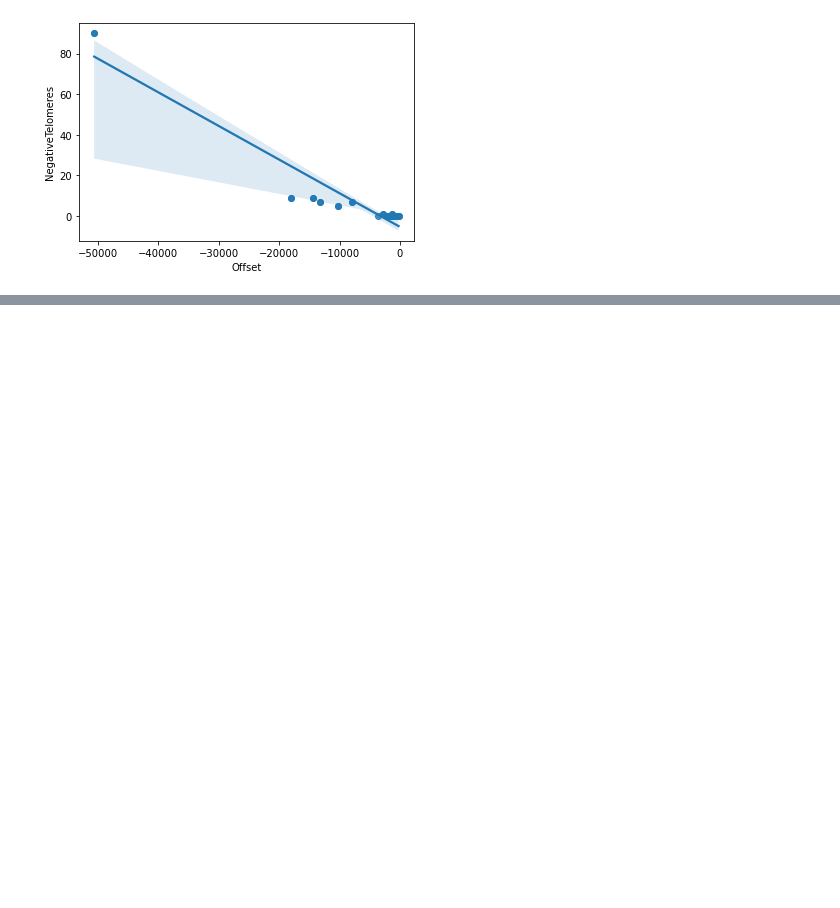
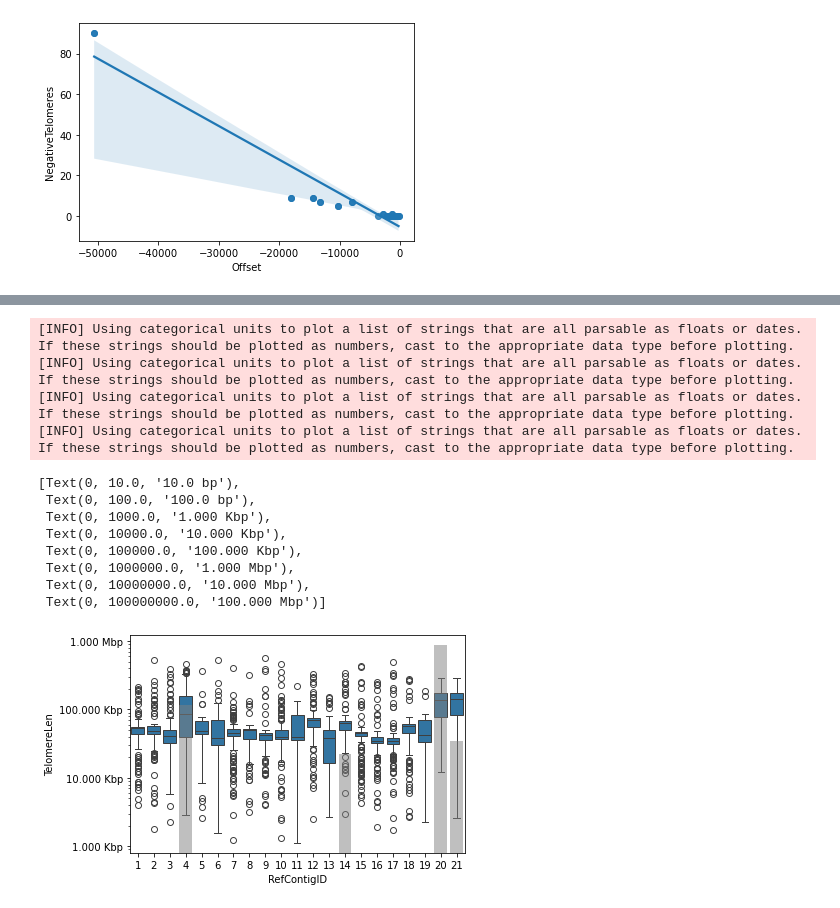
Before and after one commit to ivanp1994/telompy, a Jupyter notebook: Exploting_telomeres.ipynb, the cells around one changed output, grey strips where cells are left out. Cells and saved outputs as stored; diff of their text form; code cells hidden in the pictures; blank space fills up the shorter version.

```diff
--- a/Exploting_telomeres.ipynb
+++ b/Exploting_telomeres.ipynb
@@ -347,0 +472,23 @@ sns.regplot(data=just_contigs,x="Offset",y="NegativeTelomeres")
+# %%
+ax = sns.boxplot(x='RefContigID', y='TelomereLen', data=data)
+sns.barplot(x=difference.index, y=abs(difference['Delta']), color='Grey',ax=ax,alpha=0.5,zorder=3)
+#sns.pointplot(data=difference,x=difference.index,y=abs(difference["Offset"]),color="red",ax=ax,zorder=0,markers='')
+# Get the current y-ticks and format them
+ax.set_yscale("log")
+y_ticks = ax.get_yticks()
+formatted_y_ticks = [format_size(tick) for tick in y_ticks]
+ax.set_yticklabels(formatted_y_ticks)
+# %% [output]
+[INFO] Using categorical units to plot a list of strings that are all parsable as floats or dates. If these strings should be plotted as numbers, cast to the appropriate data type before plotting.
+[INFO] Using categorical units to plot a list of strings that are all parsable as floats or dates. If these strings should be plotted as numbers, cast to the appropriate data type before plotting.
+[INFO] Using categorical units to plot a list of strings that are all parsable as floats or dates. If these strings should be plotted as numbers, cast to the appropriate data type before plotting.
+[INFO] Using categorical units to plot a list of strings that are all parsable as floats or dates. If these strings should be plotted as numbers, cast to the appropriate data type before plotting.
+[Text(0, 10.0, '10.0 bp'),
+ Text(0, 100.0, '100.0 bp'),
+ Text(0, 1000.0, '1.000 Kbp'),
+ Text(0, 10000.0, '10.000 Kbp'),
+ Text(0, 100000.0, '100.000 Kbp'),
+ Text(0, 1000000.0, '1.000 Mbp'),
+ Text(0, 10000000.0, '10.000 Mbp'),
+ Text(0, 100000000.0, '100.000 Mbp')]
+[figure, added]
```
Also changed, not shown: parts of 12 cells of this notebook, 1 other file.
